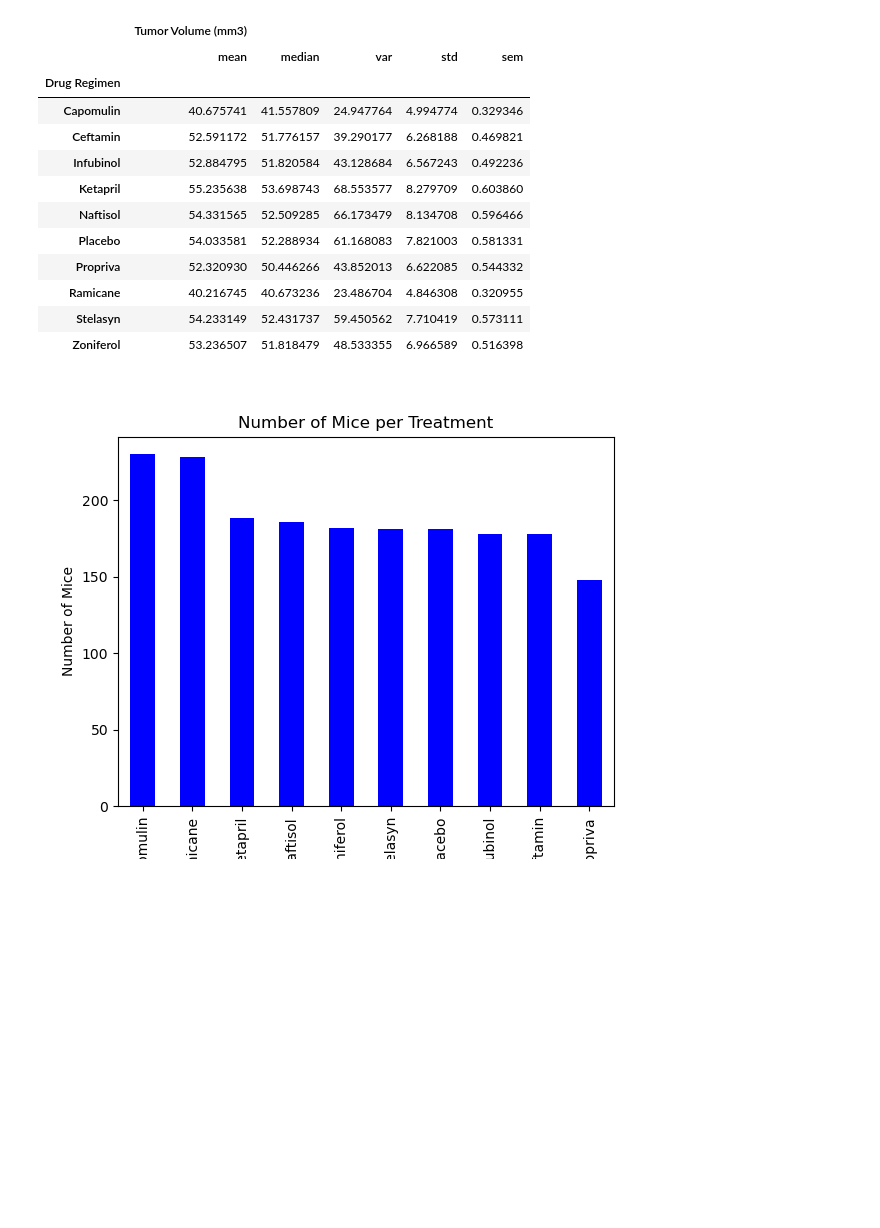
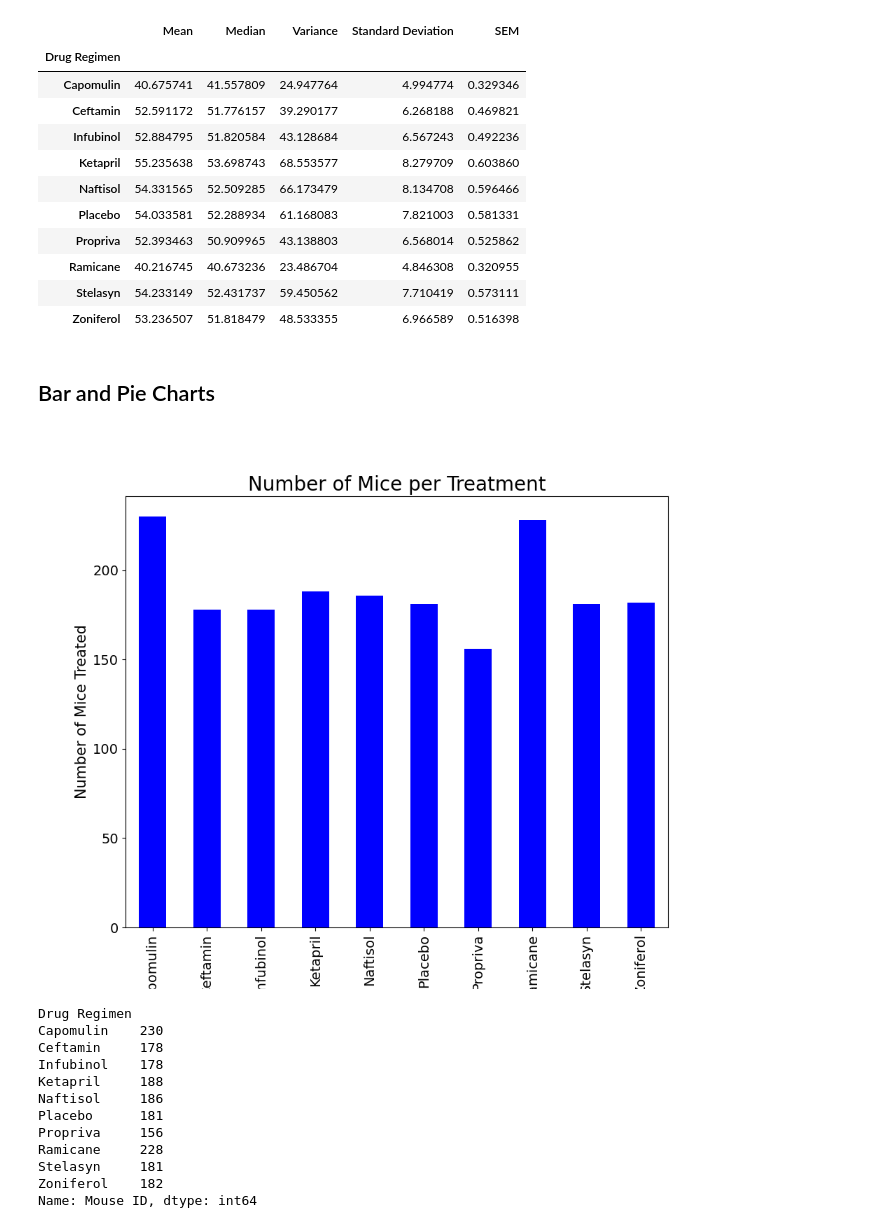
Before and after one commit to ruchichandrawal/Assignment5, a Jupyter notebook: Assignment 5 Final.ipynb, the cells around one changed output. Cells and saved outputs as stored; diff of their text form; code cells hidden in the pictures; blank space fills up the shorter version.

```diff
--- a/Assignment 5 Final.ipynb
+++ b/Assignment 5 Final.ipynb
@@ -9,6 +19,8 @@ import pandas as pd
 import numpy as np
 import ipympl
 import scipy.stats as st
+from scipy.stats import linregress
+from sklearn import datasets
 
 # Study data files
 mouse_metadata_path = "module_5_starter_code\Starter_Code\Pymaceuticals\data\Mouse_metadata.csv"
@@ -19,8 +31,8 @@ mouse_metadata = pd.read_csv(mouse_metadata_path)
 study_results = pd.read_csv(study_results_path)
 
 # Combine the data into a single dataset
-mice_data_complete = pd.merge(study_results, mouse_metadata, how ="left", on = ["Mouse ID" , "Mouse ID"])
+merged_data = pd.merge(mouse_metadata, study_results, how="left", on="Mouse ID")
 
 # Display the data table for preview
-mice_data_complete.head()
+merged_data
 # %% [output]
@@ -64,5 +75,5 @@ mice_duplicate_data
 # %%
 # Create a clean DataFrame by dropping the duplicate mouse by its ID.
-clean_data_complete = mice_data_complete[mice_data_complete['Mouse ID'].isin(mice_duplicate_id)==False]
-clean_data_complete.head()
+combined_data = merged_data.drop_duplicates(subset=["Mouse ID", "Timepoint"])
+combined_data
 # %% [output]
@@ -114,12 +137,12 @@ summary_statistics
 # %%
-# Generate a summary statistics table of mean, median, variance, standard deviation,
-# and SEM of the tumor volume for each regimen
-# Using the aggregation method, produce the same summary statistics in a single line.
-summary_aggregate =  clean_data_complete.groupby(['Drug Regimen'])[['Tumor Volume (mm3)']].aggregate(['mean', 'median', 'var', 'std', 'sem'])
-summary_aggregate
+# Generate a summary statistics table of mean, median, variance, standard deviation, and SEM of the tumor volume for each regimen
+# Using the aggregation method, produce the same summary statistics in a single line
+summary_stats2 = combined_data.groupby("Drug Regimen").agg(["mean", "median", "var", "std", "sem"])["Tumor Volume (mm3)"]
+summary_stats2 = summary_stats2.rename(columns={"mean":"Mean", "median": "Median", "var": "Variance",
+                                                "std": "Standard Deviation", "sem": "SEM"})
+summary_stats2
 # %% [output]
-|  | Tumor Volume (mm3) |  |  |  |  |
-|  | mean | median | var | std | sem |
+|  | Mean | Median | Variance | Standard Deviation | SEM |
 | Drug Regimen |  |  |  |  |  |
 | Capomulin | 40.675741 | 41.557809 | 24.947764 | 4.994774 | 0.329346 |
 | Ceftamin | 52.591172 | 51.776157 | 39.290177 | 6.268188 | 0.469821 |
@@ -127,19 +150,38 @@ summary_aggregate
 | Ketapril | 55.235638 | 53.698743 | 68.553577 | 8.279709 | 0.603860 |
 | Naftisol | 54.331565 | 52.509285 | 66.173479 | 8.134708 | 0.596466 |
 | Placebo | 54.033581 | 52.288934 | 61.168083 | 7.821003 | 0.581331 |
-| Propriva | 52.320930 | 50.446266 | 43.852013 | 6.622085 | 0.544332 |
+| Propriva | 52.393463 | 50.909965 | 43.138803 | 6.568014 | 0.525862 |
 | Ramicane | 40.216745 | 40.673236 | 23.486704 | 4.846308 | 0.320955 |
 | Stelasyn | 54.233149 | 52.431737 | 59.450562 | 7.710419 | 0.573111 |
 | Zoniferol | 53.236507 | 51.818479 | 48.533355 | 6.966589 | 0.516398 |
+# %% [markdown]
+## Bar and Pie Charts
 # %%
-# Generate a bar plot showing the total number of timepoints for all mice tested for each drug regimen using Pandas.
-mice_count = clean_data_complete["Drug Regimen"].value_counts()
-mice_count
-plot_pandas = mice_count.plot.bar(color='b')
-plt.xlabel("Drug Regimen")
-plt.ylabel("Number of Mice")
-plt.title("Number of Mice per Treatment")
+# Generate a bar plot showing the total number of measurements taken on each drug regimen using pandas.
+mice_per_drug = combined_data.groupby(["Drug Regimen"]).count()["Mouse ID"]
+
+pandas_plot = mice_per_drug.plot(kind="bar", color='b', figsize=(10,8), fontsize = 14)
+plt.title("Number of Mice per Treatment",fontsize = 20)
+plt.xlabel("Drug Regimen",fontsize = 15)
+plt.ylabel("Number of Mice Treated",fontsize = 15)
+
 plt.show()
+plt.tight_layout()
+
+# mice_count
+mice_per_drug
 # %% [output]
-[figure, old version]
+[figure, new version]
+Drug Regimen
+Capomulin    230
+Ceftamin     178
+Infubinol    178
+Ketapril     188
+Naftisol     186
+Placebo      181
+Propriva     156
+Ramicane     228
+Stelasyn     181
+Zoniferol    182
+Name: Mouse ID, dtype: int64
 # %%
```
Also changed, not shown: parts of 24 cells of this notebook.
